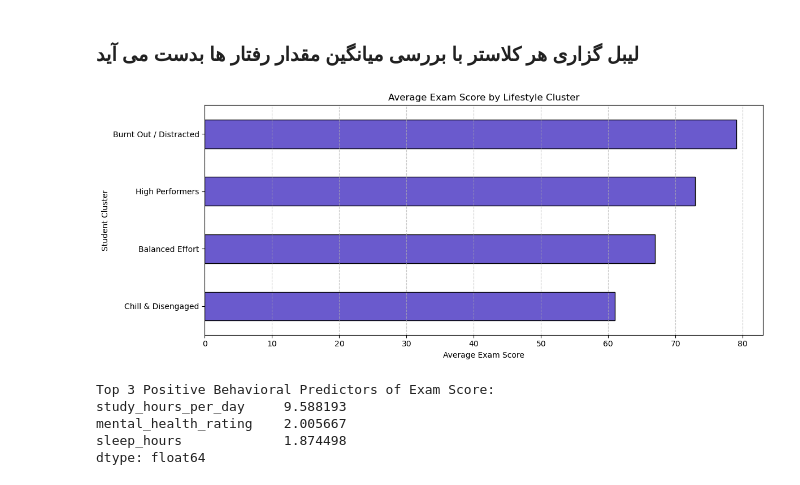
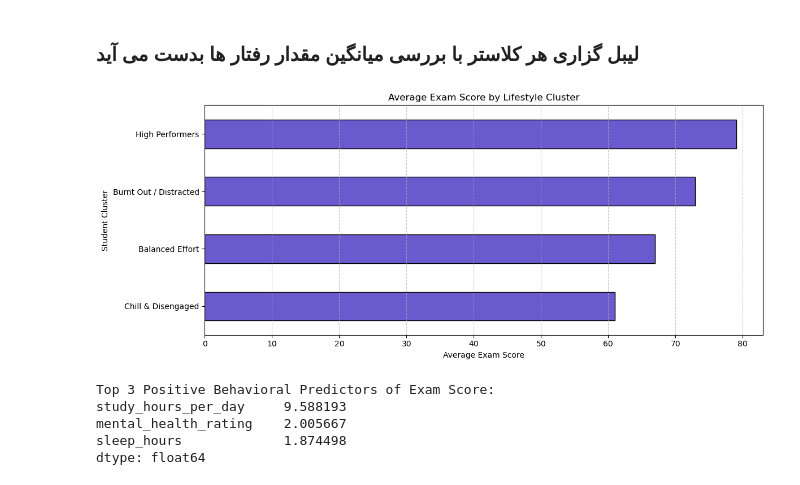
Before and after one commit to 53p3h2/datavis_studentshabits, a Jupyter notebook: main.ipynb, the cells around one changed output. Cells and saved outputs as stored; diff of their text form; code cells hidden in the pictures.

```diff
--- a/main.ipynb
+++ b/main.ipynb
@@ -217,24 +217,32 @@ Name: exam_score, dtype: float64
 # %% [markdown]
 ###  لیبل گزاری هر کلاستر با بررسی میانگین مقدار رفتار ها بدست می آید
 # %%
+label_map = {
+    0: "Burnt Out / Distracted",
+    1: "High Performers",
+    2: "Balanced Effort",
+    3: "Chill & Disengaged"
+}
+df_clustered["cluster_label"] = df_clustered["cluster"].map(label_map)
+
 # Calculate mean exam score per labeled cluster
 label_avg_scores = (
     df_clustered.groupby("cluster_label")["exam_score"]
     .mean()
     .sort_values()
 )
 
 # Plot horizontal bar chart
 plt.figure(figsize=(12, 5))
 label_avg_scores.plot(kind="barh", color="slateblue", edgecolor="black")
 plt.xlabel("Average Exam Score")
 plt.ylabel("Student Cluster")
 plt.title("Average Exam Score by Lifestyle Cluster")
 plt.grid(axis='x', linestyle='--', alpha=0.7)
 plt.tight_layout()
 plt.show()
 # %% [output]
-[figure, old version]
+[figure, new version]
 # %%
 from sklearn.linear_model import LinearRegression
 from sklearn.model_selection import train_test_split
```
